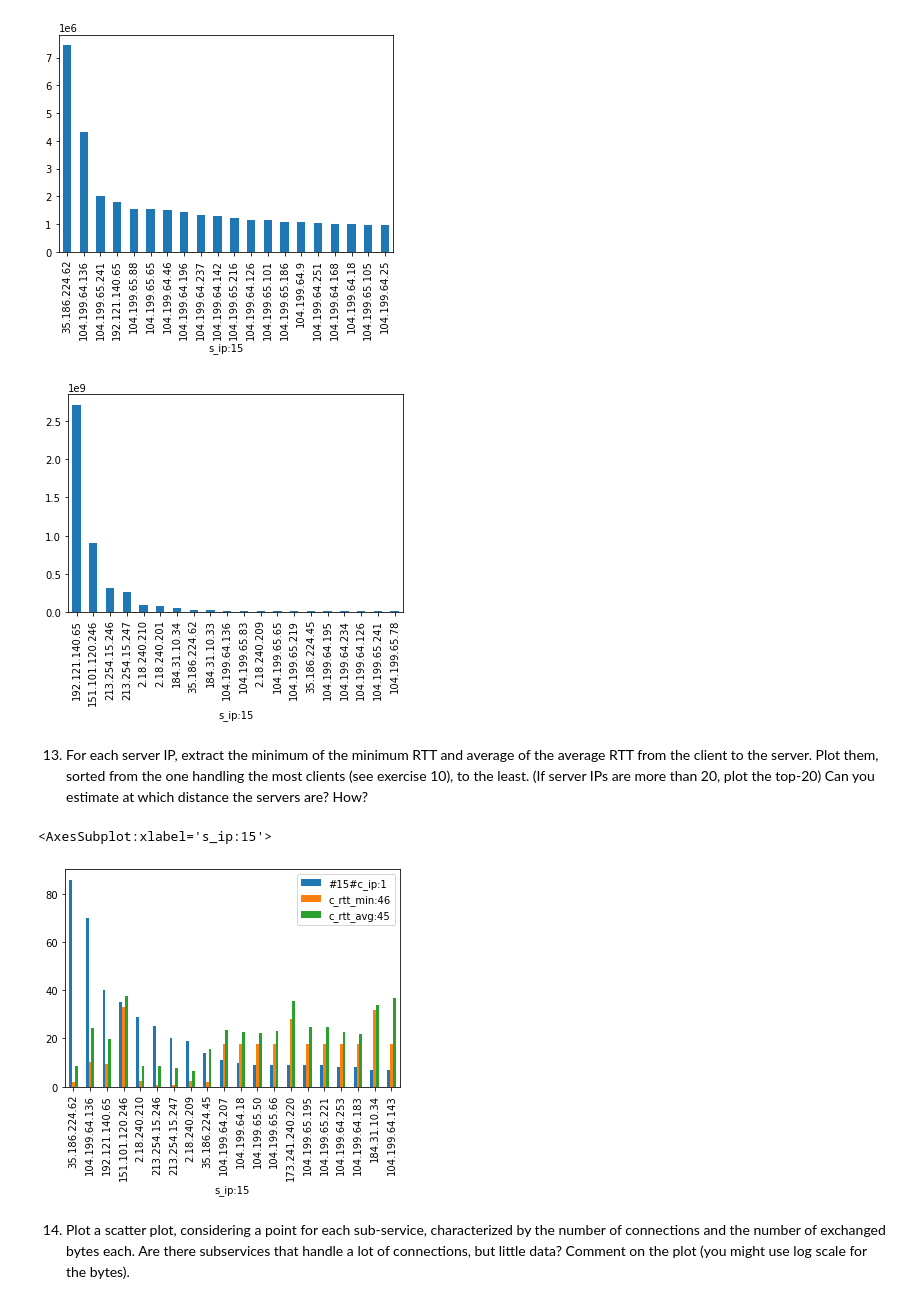
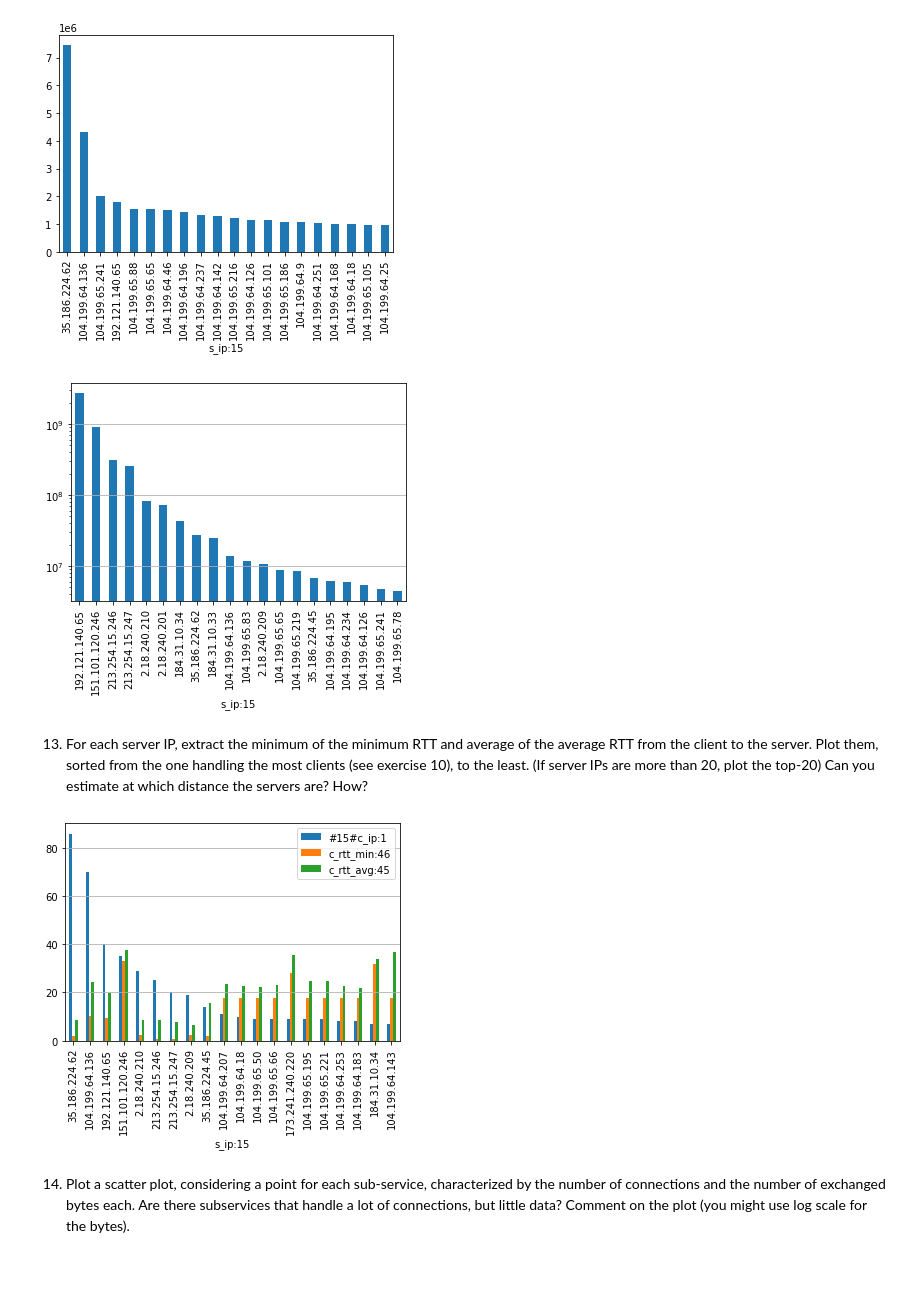
Before and after one commit to AlessioFerra/NML_Group4, a Jupyter notebook: Lab04.ipynb, the cells around one changed output. Cells and saved outputs as stored; diff of their text form; code cells hidden in the pictures; blank space fills up the shorter version.

Commit message:
done, refine graphs for aesthetics

```diff
--- a/Lab04.ipynb
+++ b/Lab04.ipynb
@@ -509,24 +508,30 @@ a = sp_dataf.groupby(['s_ip:15'])['c_bytes_all:9'].sum()\
 [figure]
 # %%
 # part 2
+fig, ax2 = plt.subplots()
+
 a = sp_dataf.groupby(['s_ip:15'])['s_bytes_all:23'].sum()\
-            .sort_values(ascending=False).head(20).plot(kind='bar')
+            .sort_values(ascending=False).head(20).plot(kind='bar', ax=ax2, logy=True)
 
+ax2.grid(axis='y')
 # the top 1 could be a local cache, since it appears both on servers and clients
 # %% [output]
-[figure, old version]
+[figure, new version]
 # %% [markdown]
 13. For each server IP, extract the minimum of the minimum RTT and average of the average RTT from the
 client to the server. Plot them, sorted from the one handling the most clients (see exercise 10), to the least.
 (If server IPs are more than 20, plot the top-20) Can you estimate at which distance the servers are? How?
 # %%
+fig, ax2 = plt.subplots()
+
 a = sp_dataf[(sp_dataf['c_isint:38'] == 1)]\
         .groupby(['s_ip:15']).agg({'#15#c_ip:1':'nunique', 'c_rtt_min:46':'min', 'c_rtt_avg:45':'mean'})\
         .sort_values('#15#c_ip:1', ascending=False)\
-        .head(20).plot(kind='bar')
+        .head(20).plot(kind='bar', ax=ax2)
+
+ax2.grid(axis='y')
 # %% [output]
-<AxesSubplot:xlabel='s_ip:15'>
-[figure, old version]
+[figure, new version]
 # %% [markdown]
 14. Plot a scatter plot, considering a point for each sub-service, characterized by the number of connections and the number of exchanged bytes each. Are there subservices that handle a lot of connections, but little data? Comment on the plot (you might use log scale for the bytes).
 # %%
```
Also changed, not shown: parts of 4 cells of this notebook.
